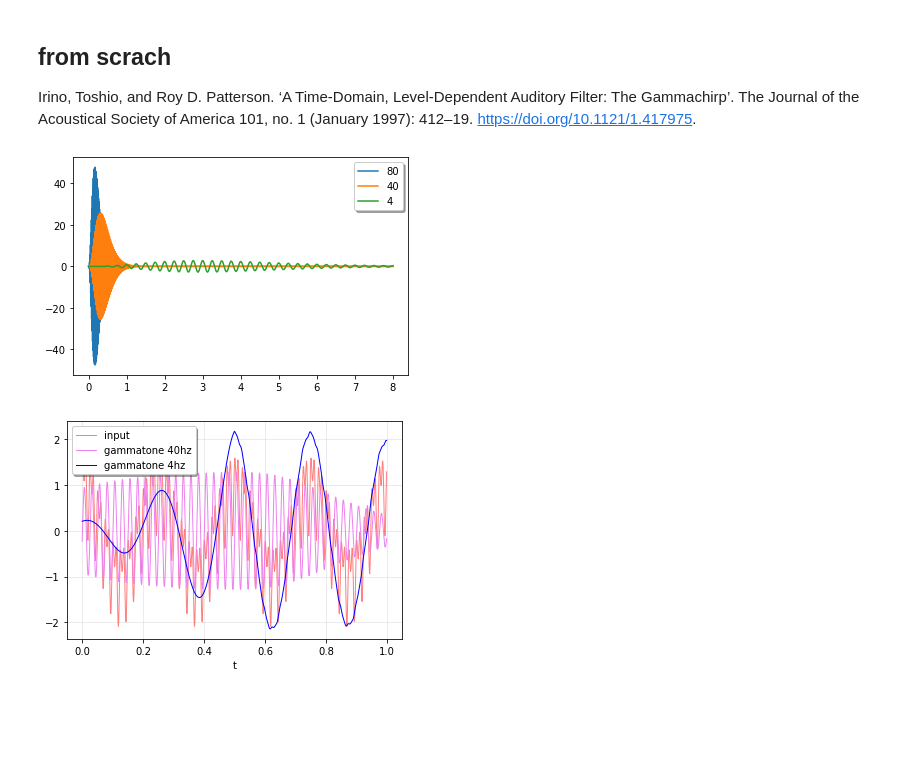
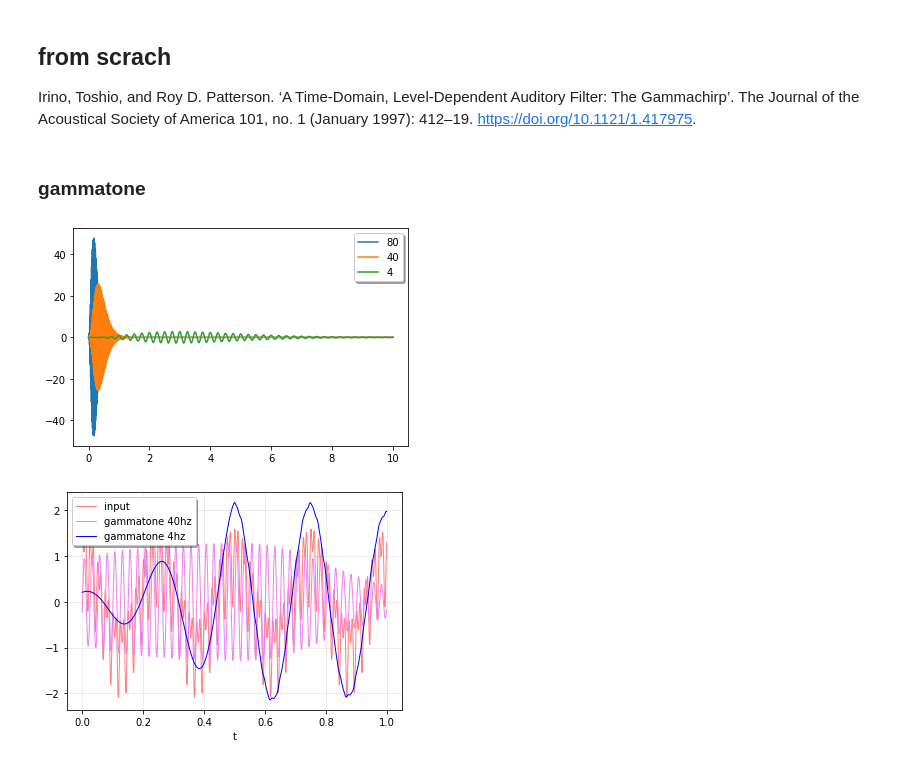
Before and after one commit to sadahry/notebooks, a Jupyter notebook: signal_processing/gammatone.ipynb, the cells around one changed output. Saved outputs shown, nothing was run; the diff lists cells and outputs as text; code cells hidden in the pictures; blank space fills up the shorter version.

```diff
--- a/signal_processing/gammatone.ipynb
+++ b/signal_processing/gammatone.ipynb
@@ -55,6 +55,8 @@ plt.show()
 # %% [markdown]
 ## from scrach
 Irino, Toshio, and Roy D. Patterson. ‘A Time-Domain, Level-Dependent Auditory Filter: The Gammachirp’. The Journal of the Acoustical Society of America 101, no. 1 (January 1997): 412–19. https://doi.org/10.1121/1.417975.
+# %% [markdown]
+### gammatone
 # %%
 def freq2erb(f0):
     return 21.4*np.log10(4.37*f0/1000+1)
@@ -68,15 +70,14 @@ def gammatone(t, f0, b_coef=1.019, erb_w=None):
     amp = 2*(2*np.pi*b_erb)**n/N
     return amp*(t**(n-1))*np.exp(-2*np.pi*b_erb*t)*np.cos(2*np.pi*f0*t)
 # %%
-# TODO check that is correct
 for f0 in reversed([4, 40, 80]):
-    t = np.linspace(0, 8, 8000, endpoint=False)
+    t = np.linspace(0, 10, 10000, endpoint=False)
     plt.plot(t, gammatone(t, f0), label=f0)
 
 plt.legend(loc='best', shadow=True, framealpha=1)
 plt.show()
 # %% [output]
-[figure, old version]
+[figure, new version]
 # %%
 # TODO check that is correct
 fs = 1000
```
